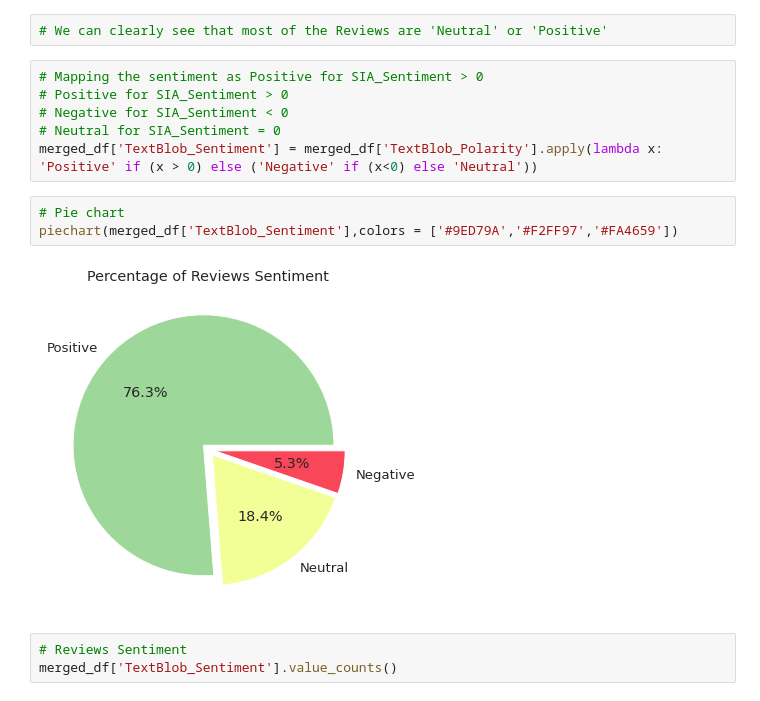
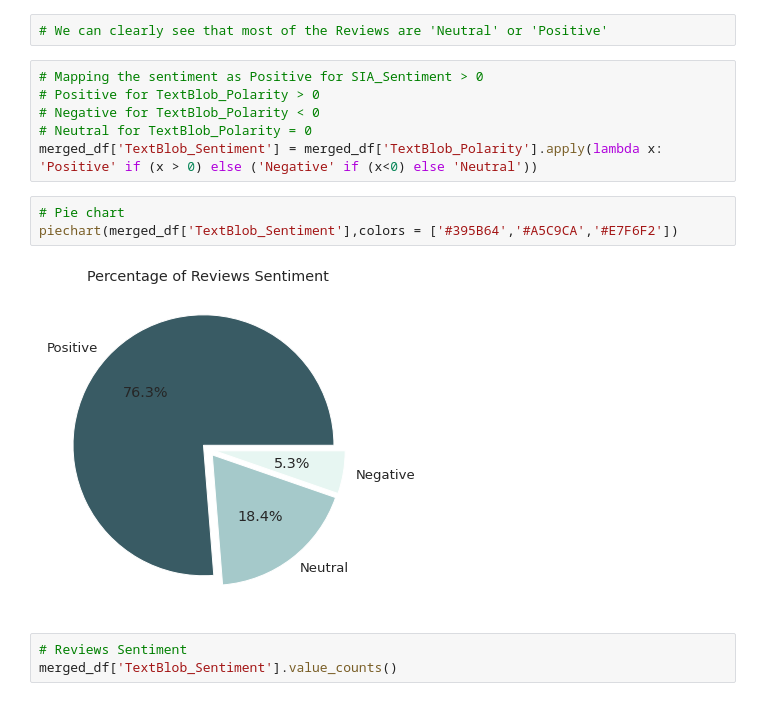
Before and after one commit to SethupathyM/Unsupervised_ML_Clustering_and_Sentiment_Analysis_Zomato_Restaurant, a Jupyter notebook: Zomato_Restaurant_Clustering_and_Sentiment_Analysis_.ipynb, the cells around one changed output. Cells and saved outputs as stored; diff of their text form.

```diff
--- a/Zomato_Restaurant_Clustering_and_Sentiment_Analysis_.ipynb
+++ b/Zomato_Restaurant_Clustering_and_Sentiment_Analysis_.ipynb
@@ -1424,15 +1378,15 @@ dist_polarity(merged_df['TextBlob_Polarity'],'TextBlob_Polarity','#5416B4')
 # We can clearly see that most of the Reviews are 'Neutral' or 'Positive'
 # %%
 # Mapping the sentiment as Positive for SIA_Sentiment > 0
-# Positive for SIA_Sentiment > 0
-# Negative for SIA_Sentiment < 0
-# Neutral for SIA_Sentiment = 0
+# Positive for TextBlob_Polarity > 0
+# Negative for TextBlob_Polarity < 0
+# Neutral for TextBlob_Polarity = 0
 merged_df['TextBlob_Sentiment'] = merged_df['TextBlob_Polarity'].apply(lambda x: 'Positive' if (x > 0) else ('Negative' if (x<0) else 'Neutral'))
 # %%
 # Pie chart
-piechart(merged_df['TextBlob_Sentiment'],colors = ['#9ED79A','#F2FF97','#FA4659'])
+piechart(merged_df['TextBlob_Sentiment'],colors = ['#395B64','#A5C9CA','#E7F6F2'])
 # %% [output]
-[figure, old version]
+[figure, new version]
 # %%
 # Reviews Sentiment
 merged_df['TextBlob_Sentiment'].value_counts()
```
Also changed, not shown: parts of 58 cells of this notebook.
